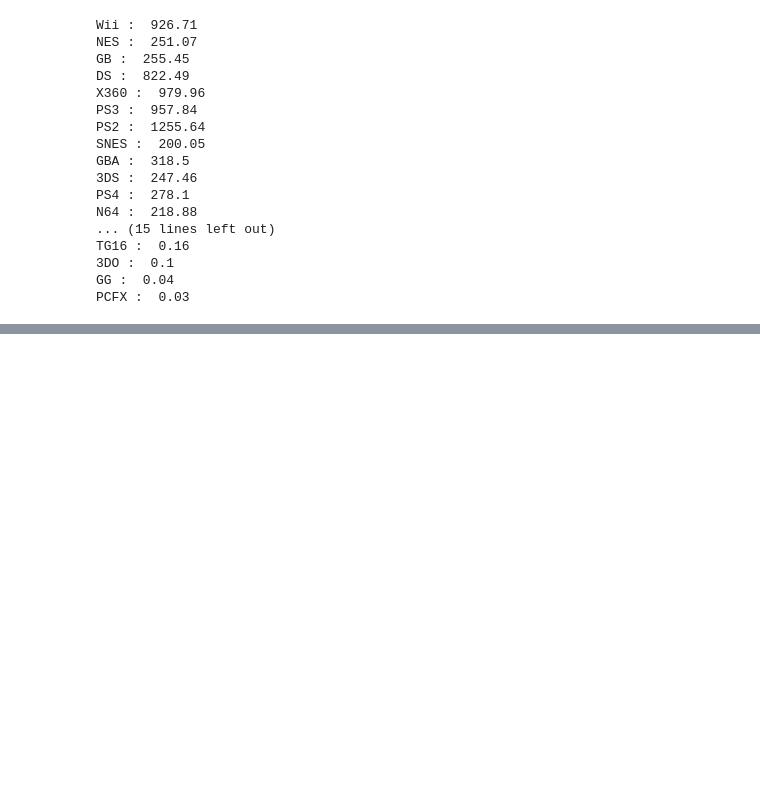
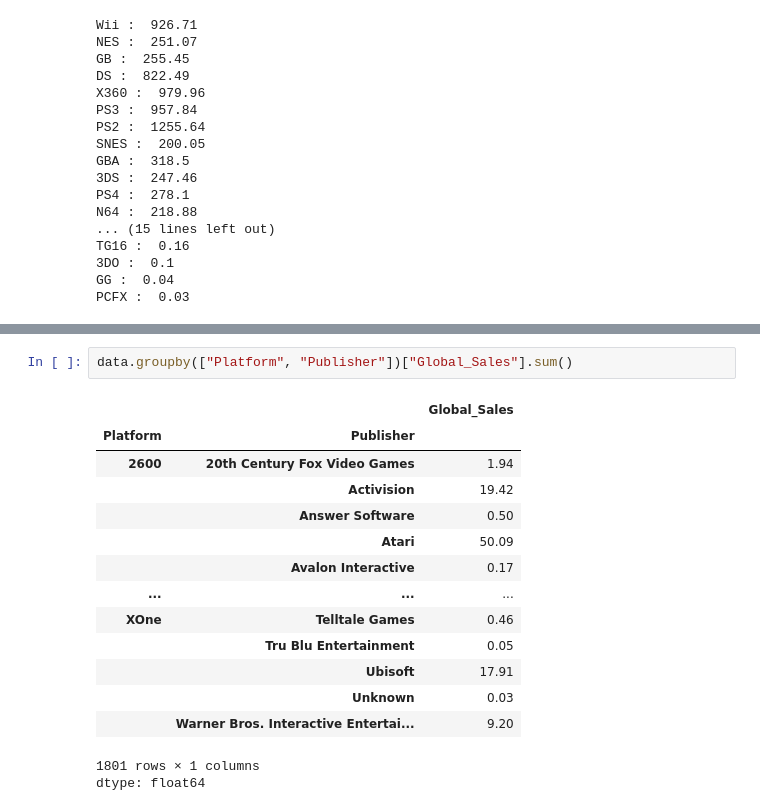
Before and after one commit to Yiting916/data_analysis, a Jupyter notebook: 03-02.Pandas_課堂練習.ipynb, the cells around one changed output, grey strips where cells are left out. Saved outputs shown, nothing was run; the diff lists cells and outputs as text; blank space fills up the shorter version.

```diff
--- a/03-02.Pandas_課堂練習.ipynb
+++ b/03-02.Pandas_課堂練習.ipynb
@@ -247,0 +269,18 @@ PCFX :  0.03
+# %%
+data.groupby(["Platform", "Publisher"])["Global_Sales"].sum()
+# %% [output]
+|  |  | Global_Sales |
+| Platform | Publisher |  |
+| 2600 | 20th Century Fox Video Games | 1.94 |
+|  | Activision | 19.42 |
+|  | Answer Software | 0.50 |
+|  | Atari | 50.09 |
+|  | Avalon Interactive | 0.17 |
+| ... | ... | ... |
+| XOne | Telltale Games | 0.46 |
+|  | Tru Blu Entertainment | 0.05 |
+|  | Ubisoft | 17.91 |
+|  | Unknown | 0.03 |
+|  | Warner Bros. Interactive Entertai... | 9.20 |
+1801 rows × 1 columns
+dtype: float64
```
Also changed, not shown: parts of 2 cells of this notebook.
